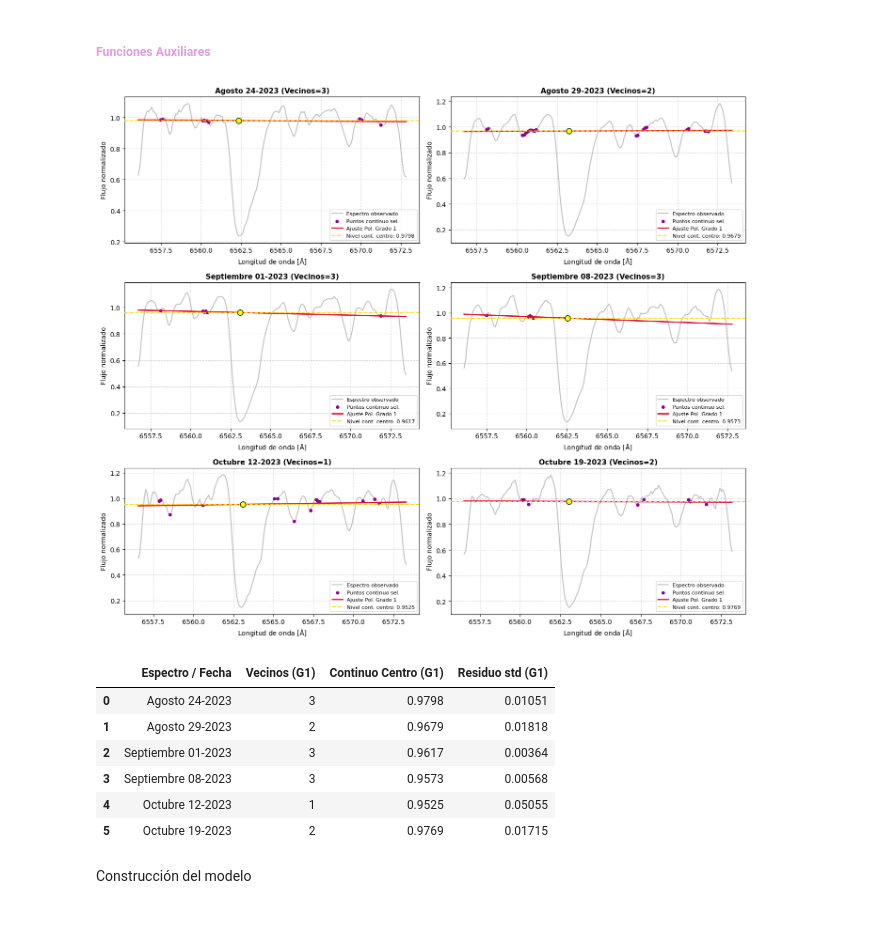
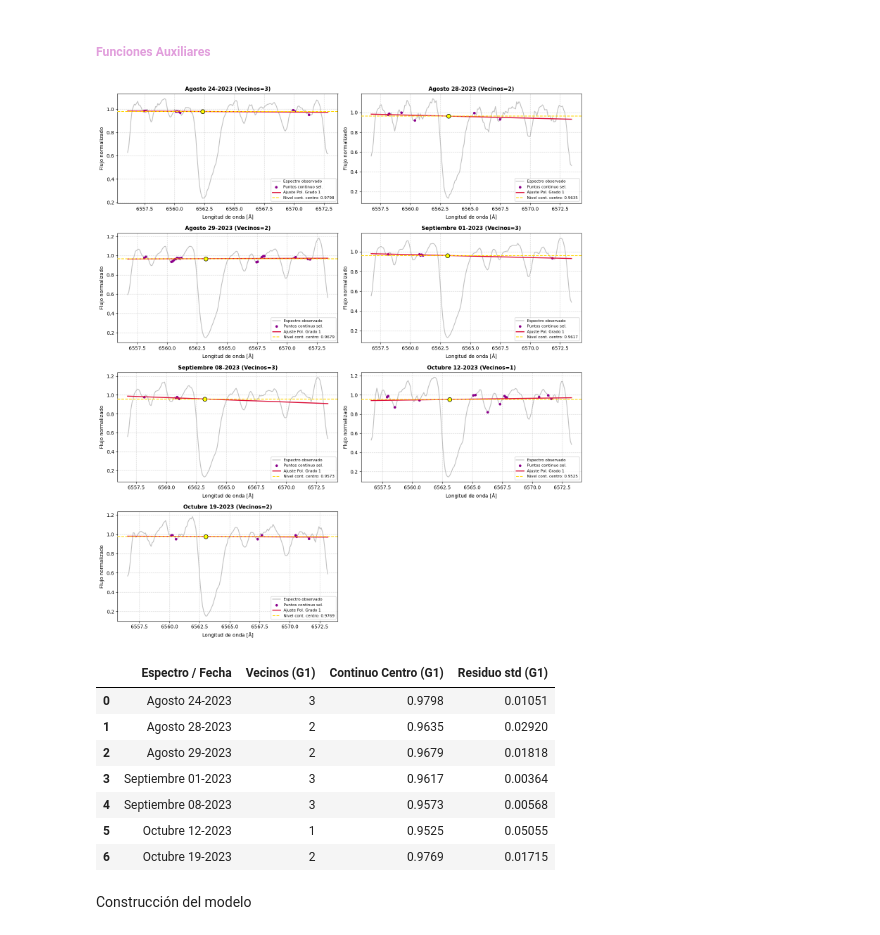
Before and after one commit to JessiDaniL/Tesis, a Jupyter notebook: Datos ESPARTACO/analisis_halpha_antares_ESPARTACO2_2023.ipynb, the cells around one changed output. Drawn from its saved outputs; the diff is of its cells as text; code cells hidden in the pictures.

Commit message:
espectros del 2023 organizados

```diff
--- a/Datos ESPARTACO/analisis_halpha_antares_ESPARTACO2_2023.ipynb
+++ b/Datos ESPARTACO/analisis_halpha_antares_ESPARTACO2_2023.ipynb
@@ -17,13 +17,15 @@ from pathlib import Path
 <h3 style="color: #e19edc;"> 2023</h3>
 # %%
 ruta_24_agosto = r"C:\Users\Jessi Dani\OneDrive - Universidad de los andes\TESIS\Tesis\Datos ESPARTACO\Espectros de Antares\2023\agosto 24 de 2023.xlsx"
+ruta_28_agosto = r"C:\Users\Jessi Dani\OneDrive - Universidad de los andes\TESIS\Tesis\Datos ESPARTACO\Espectros de Antares\2023\agosto 28 de 2023.xlsx"
 ruta_29_agosto = r"C:\Users\Jessi Dani\OneDrive - Universidad de los andes\TESIS\Tesis\Datos ESPARTACO\Espectros de Antares\2023\agosto 29 de 2023.xlsx"
 ruta_01_septiembre = r"C:\Users\Jessi Dani\OneDrive - Universidad de los andes\TESIS\Tesis\Datos ESPARTACO\Espectros de Antares\2023\septiembre 1 de 2023.xlsx"
-ruta_08_septiembre = r"C:\Users\Jessi Dani\OneDrive - Universidad de los andes\TESIS\Tesis\Datos ESPARTACO\Espectros de Antares\2023\septiembre 8 de 2023.xlsx"
+ruta_08_septiembre = r"C:\Users\Jessi Dani\OneDrive - Universidad de los andes\TESIS\Tesis\Datos ESPARTACO\Espectros de Antares\2023\septiembre 8 de 2023 CALIBRADO.xlsx"
 ruta_12_octubre = r"C:\Users\Jessi Dani\OneDrive - Universidad de los andes\TESIS\Tesis\Datos ESPARTACO\Espectros de Antares\2023\octubre 12 de 2023.xlsx"
 ruta_19_octubre = r"C:\Users\Jessi Dani\OneDrive - Universidad de los andes\TESIS\Tesis\Datos ESPARTACO\Espectros de Antares\2023\octubre 19 de 2023.xlsx"
 # %%
 antares_24_agosto = pd.read_excel(ruta_24_agosto, sheet_name = "Sheet1", usecols = [1,2],header = None, names = ["Longitud onda", "Flujo"])
+antares_28_agosto = pd.read_excel(ruta_28_agosto, sheet_name = "Sheet1", usecols = [1,2],header = None, names = ["Longitud onda", "Flujo"])
 antares_29_agosto = pd.read_excel(ruta_29_agosto, sheet_name = "Sheet1", usecols = [1,2],header = None, names = ["Longitud onda", "Flujo"])
 antares_01_septiembre = pd.read_excel(ruta_01_septiembre, sheet_name = "Sheet1", usecols = [1,2],header = None, names = ["Longitud onda", "Flujo"])
 antares_08_septiembre = pd.read_excel(ruta_08_septiembre, sheet_name = "Sheet1", usecols = [1,2],header = None, names = ["Longitud onda", "Flujo"])
@@ -35,6 +37,7 @@ antares_19_octubre = pd.read_excel(ruta_19_octubre, sheet_name = "Sheet1", useco
 # %%
 espectros_por_normalizar = {
     "antares_24_agosto": antares_24_agosto,
+    "antares_28_agosto": antares_28_agosto,
     "antares_29_agosto": antares_29_agosto,
     "antares_01_septiembre": antares_01_septiembre,
     "antares_08_septiembre": antares_08_septiembre,
@@ -182,13 +185,24 @@ archivos = [
         "marco": "Estrella",
     },
     {
+        "fecha": "Agosto 28-2023",
+        "datos": antares_28_agosto,
+        "ventana_vecinos": 2,
+        "centro_aprox": 6563.181,
+        "velocidad_metalica": 29.69,  # km/s
+        "incertidumbre_v": 0.21,
+        "velocidad_telurica": -29.381, #km/s
+        "buscar_velocidad": False,
+        "marco": "Tierra",
+    },
+    {
         "fecha": "Agosto 29-2023",
         "datos": antares_29_agosto,
         "ventana_vecinos": 2,
         "centro_aprox": 6563.234,
         "velocidad_metalica": 28,  # km/s
         "incertidumbre_v": 0.5,
-        "velocidad_telurica": -29.381, #km/s
+        "velocidad_telurica": -29.542, #km/s
         "buscar_velocidad": True,
         "marco": "Tierra",
     },
@@ -206,11 +220,11 @@ archivos = [
         "fecha": "Septiembre 08-2023",
         "datos": antares_08_septiembre,
         "ventana_vecinos":3,
-        "centro_aprox": 6562.528,
-        "velocidad_metalica": 0.0,  # km/s
-        "incertidumbre_v": 3.0,
+        "centro_aprox": 6563.209,
+        "velocidad_metalica": 31.16,  # km/s
+        "incertidumbre_v": 0.24,
         "velocidad_telurica": -29.504, #km/s
-        "marco": "Estrella",
+        "marco": "Tierra",
     },
     {
         "fecha": "Octubre 12-2023",
@@ -284,6 +298,7 @@ def estimar_continuo_por_planitud(longitud_onda, flujo, rango_flujo,max_variacio
 # Configuración manual de vecinos por prueba específica
 vecinos_manuales = {
     "Agosto 24-2023": {"v_g1": 3},
+    "Agosto 28-2023": {"v_g1": 2},
     "Agosto 29-2023": {"v_g1": 2},
     "Septiembre 01-2023": {"v_g1": 3},
     "Septiembre 08-2023": {"v_g1": 3},
@@ -374,41 +389,42 @@ for bloque_idx in range(n_bloques):
                        label=f"Nivel cont. centro: {c_centro1:.4f}", zorder=3)
 
             # Punto del centro aproximado
             ax.scatter([centro_aprox], [c_centro1], color="yellow", edgecolor="black", s=70, zorder=4)
 
         # Configuración del subplot
         ax.set_title(f"{fecha} (Vecinos={v_g1})", fontsize=11, fontweight="bold")
         ax.set_xlabel(r"Longitud de onda [$\mathrm{\AA}$]")
         ax.set_ylabel("Flujo normalizado")
         ax.legend(fontsize=8, loc="lower right")
         ax.grid(True, linestyle="--", alpha=0.5)
 
     # Eliminación de subplots vacíos si el número de espectros del bloque es impar
 
     for j in range(n_graficas, len(axes)):
         fig.delaxes(axes[j])
 
     plt.tight_layout()
 
     sufijo = f"_parte{bloque_idx + 1}" if n_bloques > 1 else ""
 
     plt.savefig(fr"Graficas 2023\Continuo\Continuo_espectros_normalizados_ESPARTACO2{sufijo}.png",
         dpi=300, bbox_inches="tight")
 
     plt.show()
 
 tabla_comparativa_manual = pd.DataFrame(filas_comparativa)
 
 display(tabla_comparativa_manual)
 # %% [output]
-[figure, old version]
+[figure, new version]
 |  | Espectro / Fecha | Vecinos (G1) | Continuo Centro (G1) | Residuo std (G1) |
 | 0 | Agosto 24-2023 | 3 | 0.9798 | 0.01051 |
-| 1 | Agosto 29-2023 | 2 | 0.9679 | 0.01818 |
-| 2 | Septiembre 01-2023 | 3 | 0.9617 | 0.00364 |
-| 3 | Septiembre 08-2023 | 3 | 0.9573 | 0.00568 |
-| 4 | Octubre 12-2023 | 1 | 0.9525 | 0.05055 |
-| 5 | Octubre 19-2023 | 2 | 0.9769 | 0.01715 |
+| 1 | Agosto 28-2023 | 2 | 0.9635 | 0.02920 |
+| 2 | Agosto 29-2023 | 2 | 0.9679 | 0.01818 |
+| 3 | Septiembre 01-2023 | 3 | 0.9617 | 0.00364 |
+| 4 | Septiembre 08-2023 | 3 | 0.9573 | 0.00568 |
+| 5 | Octubre 12-2023 | 1 | 0.9525 | 0.05055 |
+| 6 | Octubre 19-2023 | 2 | 0.9769 | 0.01715 |
 # %%
 def estimar_ancho_inicial_metalica(longitud_onda, flujo, continuo_local, centro_obs, ventana=0.5, sigma_default=0.12, gamma_default=0.05):
 
```
Also changed, not shown: parts of 3 cells of this notebook, 8 other files.
